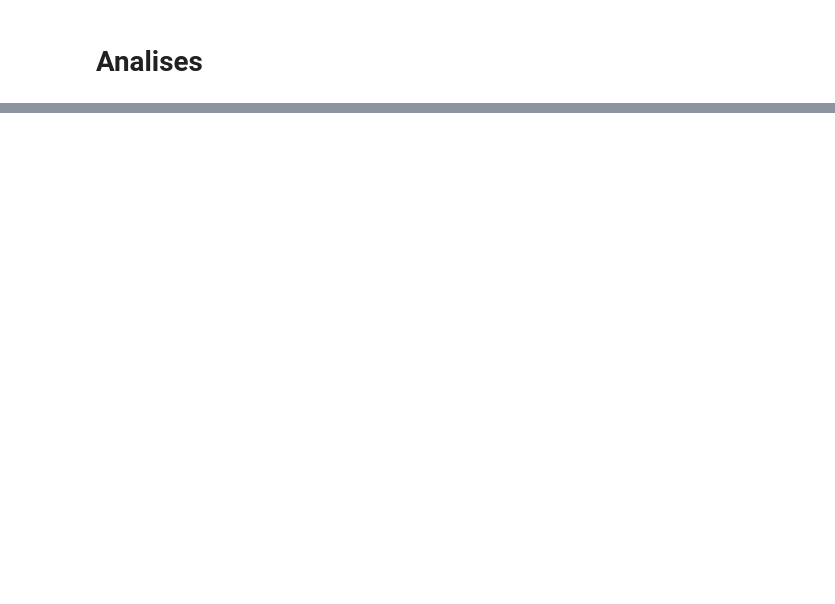
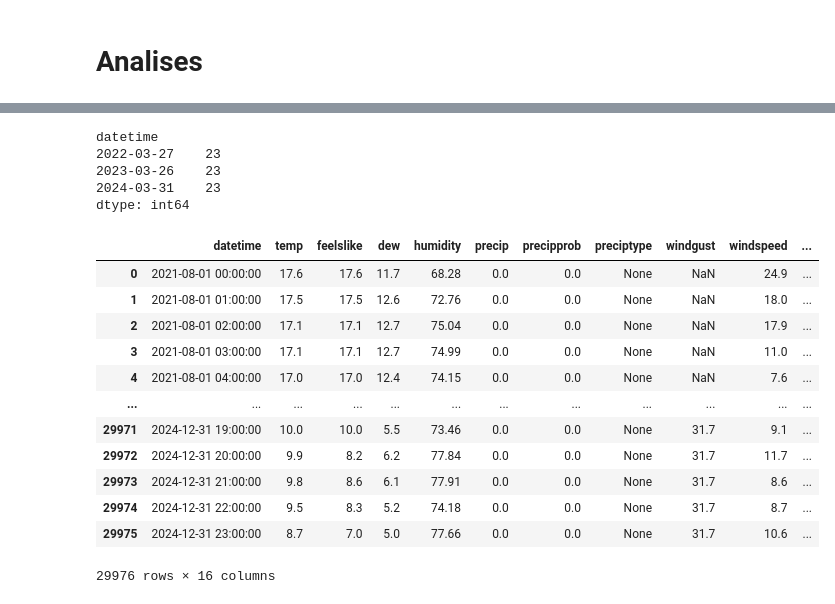
Before and after one commit to joanacarvalheiro/Seasonality, a Jupyter notebook: analise_descritiva/meteorology_descritiva.ipynb, the cells around one changed output, grey strips where cells are left out. Cells and saved outputs as stored; diff of their text form; code cells hidden in the pictures; blank space fills up the shorter version.

```diff
--- a/analise_descritiva/meteorology_descritiva.ipynb
+++ b/analise_descritiva/meteorology_descritiva.ipynb
@@ -81,0 +207,15 @@ print(df['temp'].apply(pd.to_numeric, errors='coerce').isna().sum())
+# %%
+# Conta quantos registos existem por dia, extraindo apenas a data
+contagem_dias = df.groupby(df['datetime'].dt.date).size()
+
+# Filtra os dias com menos de 24 horas
+dias_incompletos = contagem_dias[contagem_dias < 24]
+
+# Exibe os dias com menos de 24 horas
+print(dias_incompletos)
+# %% [output]
+datetime
+2022-03-27    23
+2023-03-26    23
+2024-03-31    23
+dtype: int64
@@ -81,0 +236,16 @@ print(df['temp'].apply(pd.to_numeric, errors='coerce').isna().sum())
+# %%
+df_full
+# %% [output]
+|  | datetime | temp | feelslike | dew | humidity | precip | precipprob | preciptype | windgust | windspeed | ... |
+| 0 | 2021-08-01 00:00:00 | 17.6 | 17.6 | 11.7 | 68.28 | 0.0 | 0.0 | None | NaN | 24.9 | ... |
+| 1 | 2021-08-01 01:00:00 | 17.5 | 17.5 | 12.6 | 72.76 | 0.0 | 0.0 | None | NaN | 18.0 | ... |
+| 2 | 2021-08-01 02:00:00 | 17.1 | 17.1 | 12.7 | 75.04 | 0.0 | 0.0 | None | NaN | 17.9 | ... |
+| 3 | 2021-08-01 03:00:00 | 17.1 | 17.1 | 12.7 | 74.99 | 0.0 | 0.0 | None | NaN | 11.0 | ... |
+| 4 | 2021-08-01 04:00:00 | 17.0 | 17.0 | 12.4 | 74.15 | 0.0 | 0.0 | None | NaN | 7.6 | ... |
+| ... | ... | ... | ... | ... | ... | ... | ... | ... | ... | ... | ... |
+| 29971 | 2024-12-31 19:00:00 | 10.0 | 10.0 | 5.5 | 73.46 | 0.0 | 0.0 | None | 31.7 | 9.1 | ... |
+| 29972 | 2024-12-31 20:00:00 | 9.9 | 8.2 | 6.2 | 77.84 | 0.0 | 0.0 | None | 31.7 | 11.7 | ... |
+| 29973 | 2024-12-31 21:00:00 | 9.8 | 8.6 | 6.1 | 77.91 | 0.0 | 0.0 | None | 31.7 | 8.6 | ... |
+| 29974 | 2024-12-31 22:00:00 | 9.5 | 8.3 | 5.2 | 74.18 | 0.0 | 0.0 | None | 31.7 | 8.7 | ... |
+| 29975 | 2024-12-31 23:00:00 | 8.7 | 7.0 | 5.0 | 77.66 | 0.0 | 0.0 | None | 31.7 | 10.6 | ... |
+29976 rows × 16 columns
```
Also changed, not shown: parts of 14 cells of this notebook, 2 other files.
